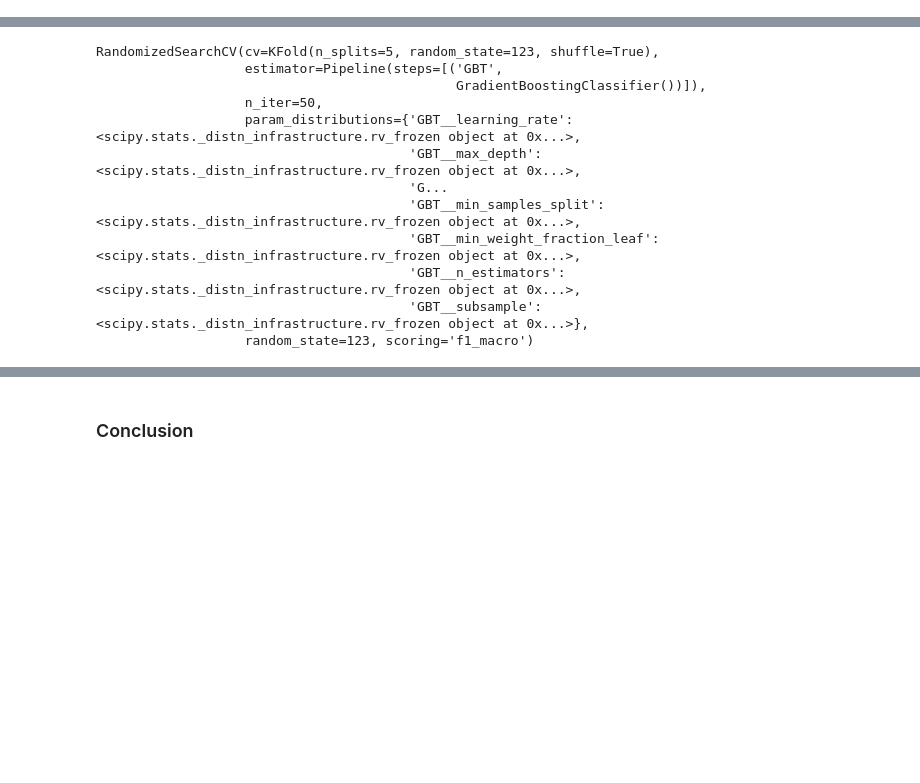
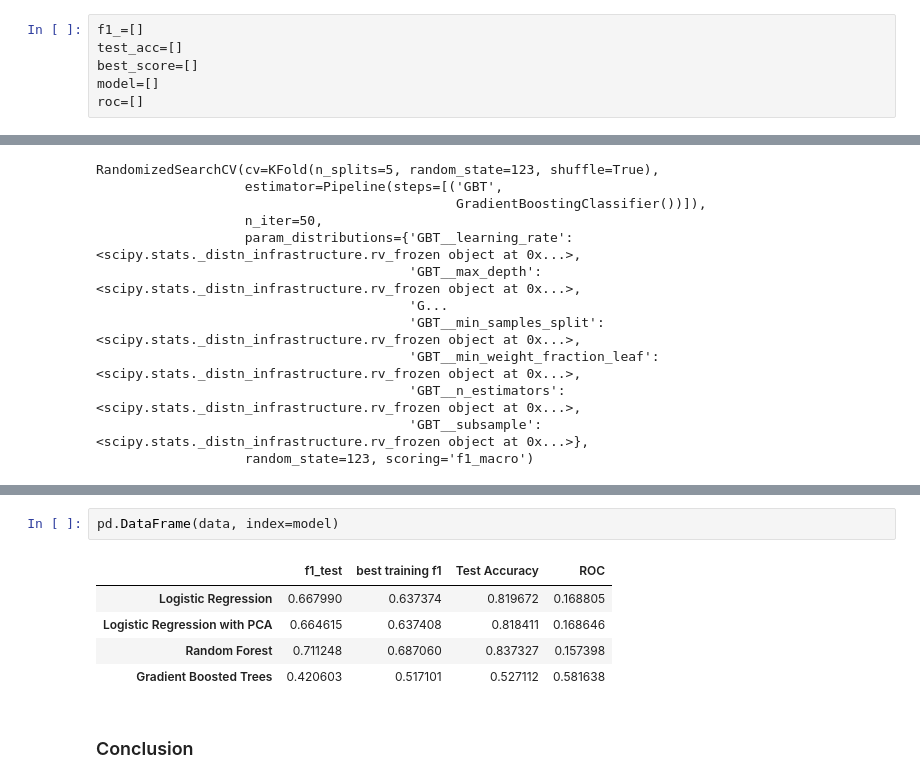
Before and after one commit to clementchen163/Wine-Quality, a Jupyter notebook: Wine Quality Modeling.ipynb, the cells around one changed output, grey strips where cells are left out. Saved outputs shown, nothing was run; the diff lists cells and outputs as text; blank space fills up the shorter version.

Commit message:
fleshed out modeling notbook

```diff
--- a/Wine Quality Modeling.ipynb
+++ b/Wine Quality Modeling.ipynb
@@ -54,3 +54,9 @@ We drop the alcohol column as well because it has high correlation with the dens
 # %%
 y=w_df['quality_bin']
 X=w_df.drop(['quality', 'quality_bin','alcohol'], axis=1)
+# %%
+f1_=[]
+test_acc=[]
+best_score=[]
+model=[]
+roc=[]
@@ -256,3 +272,11 @@ cv.best_score_
+# %%
+pd.DataFrame(data, index=model)
+# %% [output]
+|  | f1_test | best training f1 | Test Accuracy | ROC |
+| Logistic Regression | 0.667990 | 0.637374 | 0.819672 | 0.168805 |
+| Logistic Regression with PCA | 0.664615 | 0.637408 | 0.818411 | 0.168646 |
+| Random Forest | 0.711248 | 0.687060 | 0.837327 | 0.157398 |
+| Gradient Boosted Trees | 0.420603 | 0.517101 | 0.527112 | 0.581638 |
 # %% [markdown]
 ### Conclusion
 # %% [markdown]
```
Also changed, not shown: parts of 26 cells of this notebook.
